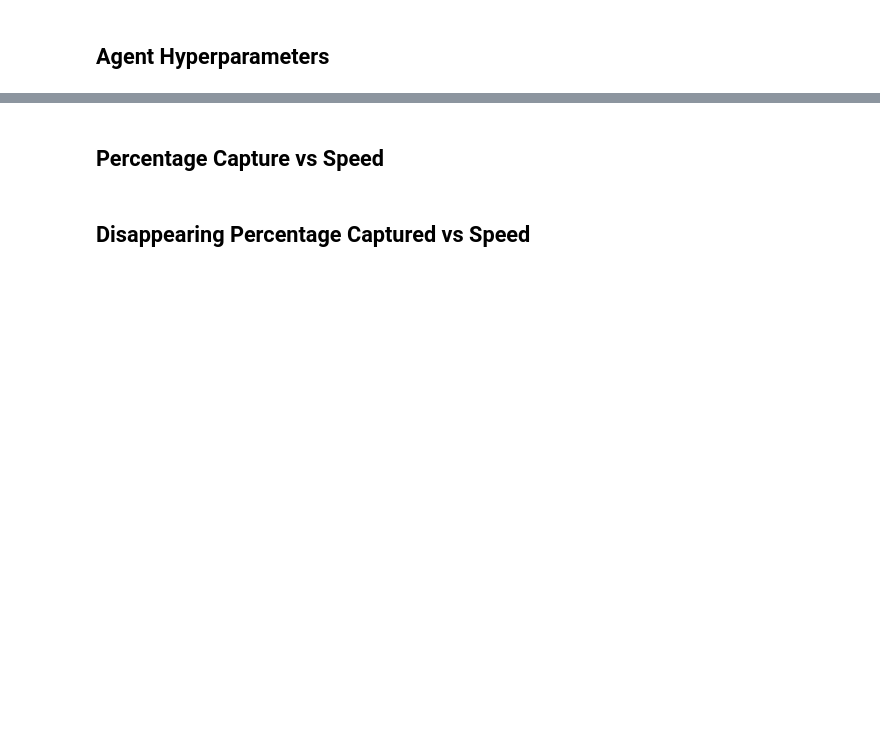
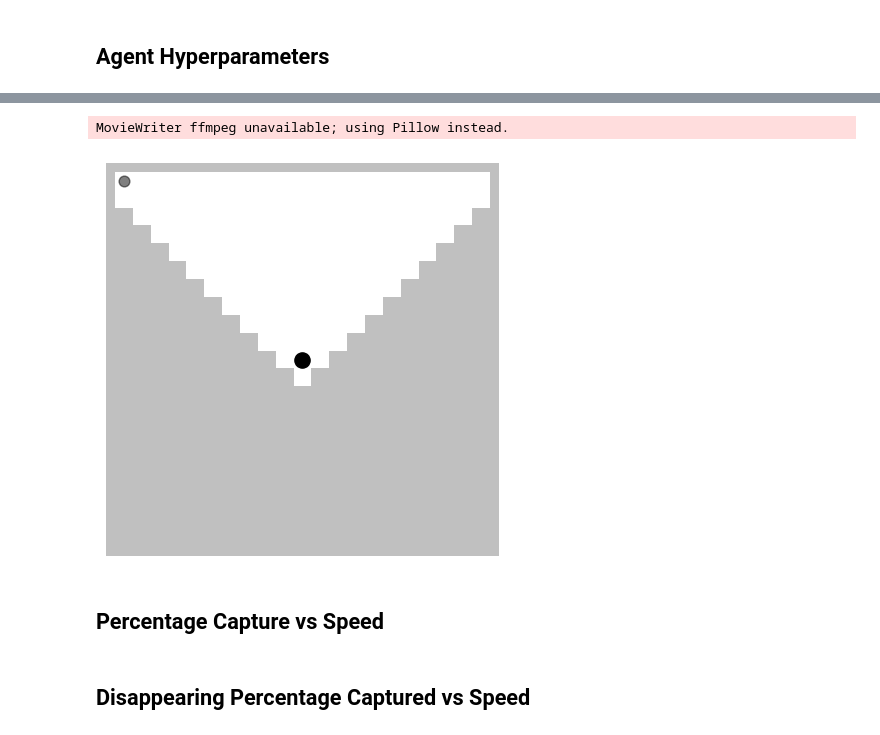
Before and after one commit to ghoshm/Multimodal_mazes, a Jupyter notebook: scripts/RL_linear_screen_prey.ipynb, the cells around one changed output, grey strips where cells are left out. Cells and saved outputs as stored; diff of their text form; code cells hidden in the pictures; blank space fills up the shorter version.

```diff
--- a/scripts/RL_linear_screen_prey.ipynb
+++ b/scripts/RL_linear_screen_prey.ipynb
@@ -134,0 +75,5 @@ anim.save("Trial.gif", dpi=300)
+# %%
+training_evaluator.training_plots(training_lengths=False, first_5_last_5=False, percentage_captured=False, animate=[True, 4999])
+# %% [output]
+MovieWriter ffmpeg unavailable; using Pillow instead.
+[figure, added]
```
Also changed, not shown: parts of 17 cells of this notebook, 5 other files.
